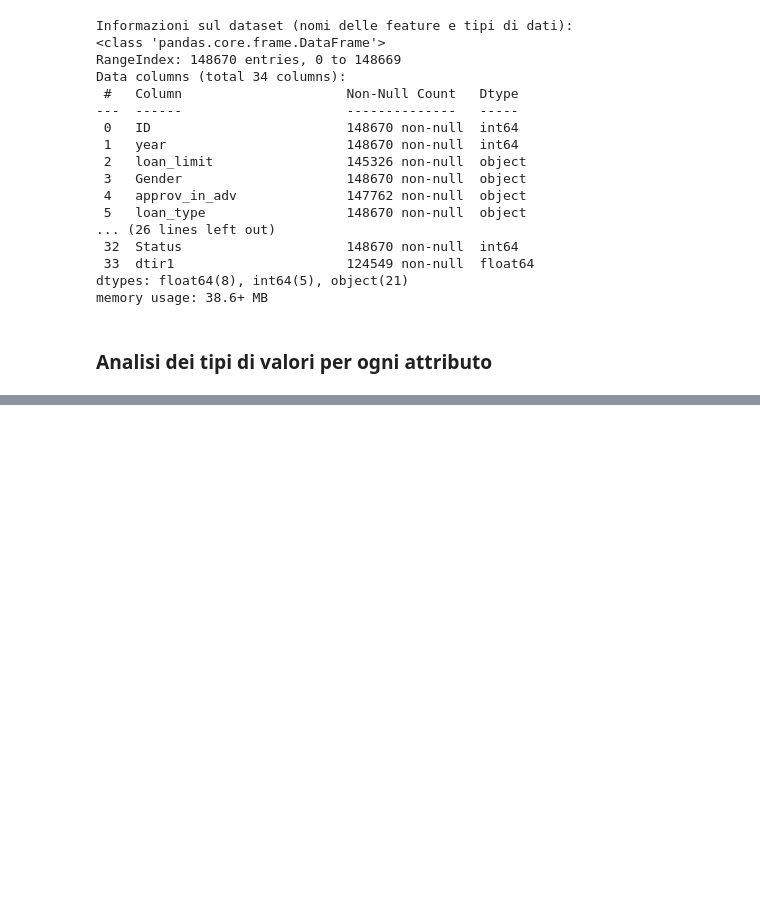
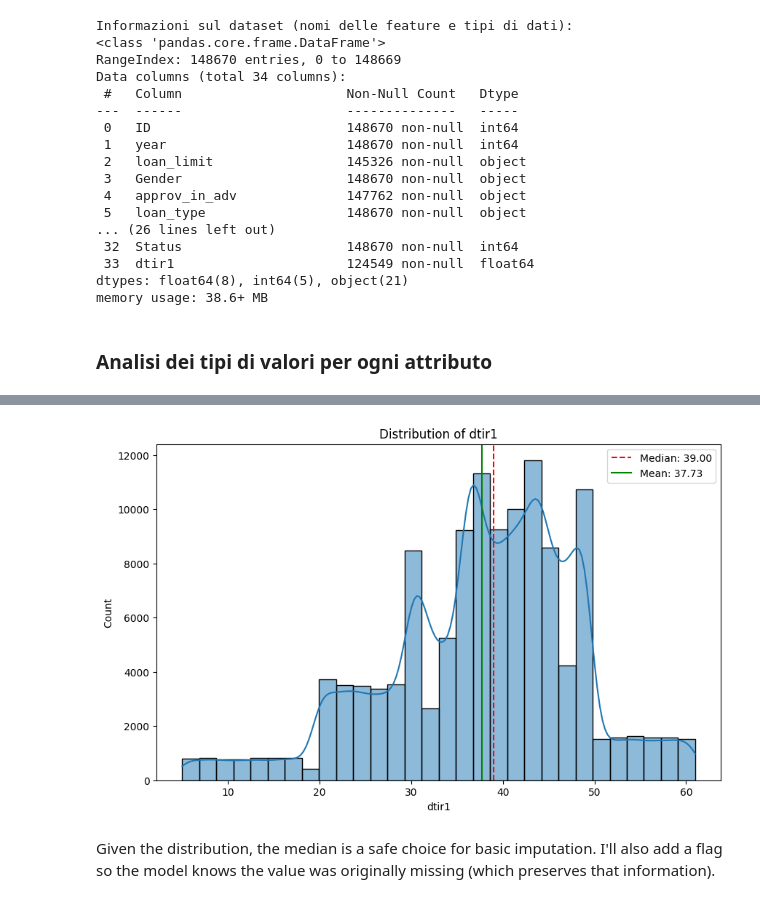
Before and after one commit to marcolari06-maker/loan-default-prediction, a Jupyter notebook: LDP_DMML.ipynb, the cells around one changed output, grey strips where cells are left out. Cells and saved outputs as stored; diff of their text form; code cells hidden in the pictures; blank space fills up the shorter version.

```diff
--- a/LDP_DMML.ipynb
+++ b/LDP_DMML.ipynb
@@ -97,0 +146,9 @@ print(missing_df[missing_df['Missing Values'] > 0])
+# %%
+# Create a binary flag: 1 if missing, 0 if present
+df_github['Interest_rate_spread_is_missing'] = df_github['Interest_rate_spread'].isnull().astype(int)
+
+# Generate the contingency table
+leakage_table = pd.crosstab(df_github['Interest_rate_spread_is_missing'], df_github['Status'], margins=True)
+df_github = df_github.drop(columns=['Interest_rate_spread_is_missing'])
+print("Contingency Table: Interest_rate_spread_is_missing (Row) vs Status (Column)")
+display(leakage_table)
@@ -97,0 +162,9 @@ print(missing_df[missing_df['Missing Values'] > 0])
+# %%
+# Create a binary flag: 1 if missing, 0 if present
+df_github['ROImissing'] = df_github['rate_of_interest'].isnull().astype(int)
+
+# Generate the contingency table
+leakage_table = pd.crosstab(df_github['ROImissing'], df_github['Status'], margins=True)
+df_github = df_github.drop(columns=['ROImissing'])
+print("Contingency Table: ROImissing (Row) vs Status (Column)")
+display(leakage_table)
@@ -97,0 +180,9 @@ print(missing_df[missing_df['Missing Values'] > 0])
+# %%
+# Create a binary flag: 1 if missing, 0 if present
+df_github['dtir1_ismissing'] = df_github['dtir1'].isnull().astype(int)
+
+# Generate the contingency table
+leakage_table = pd.crosstab(df_github['dtir1_ismissing'], df_github['Status'], margins=True)
+df_github = df_github.drop(columns=['dtir1_ismissing'])
+print("Contingency Table: dtir1_ismissing (Row) vs Status (Column)")
+display(leakage_table)
@@ -97,0 +196,15 @@ print(missing_df[missing_df['Missing Values'] > 0])
+# %%
+import matplotlib.pyplot as plt
+import seaborn as sns
+
+plt.figure(figsize=(10, 6))
+sns.histplot(df_github['dtir1'].dropna(), kde=True, bins=30)
+plt.title('Distribution of dtir1')
+plt.axvline(df_github['dtir1'].median(), color='red', linestyle='--', label=f'Median: {df_github["dtir1"].median():.2f}')
+plt.axvline(df_github['dtir1'].mean(), color='green', linestyle='-', label=f'Mean: {df_github["dtir1"].mean():.2f}')
+plt.legend()
+plt.show()
+# %% [output]
+[figure, added]
+# %% [markdown]
+Given the distribution, the median is a safe choice for basic imputation. I'll also add a flag so the model knows the value was originally missing (which preserves that information).
```
Also changed, not shown: parts of 36 cells of this notebook.
